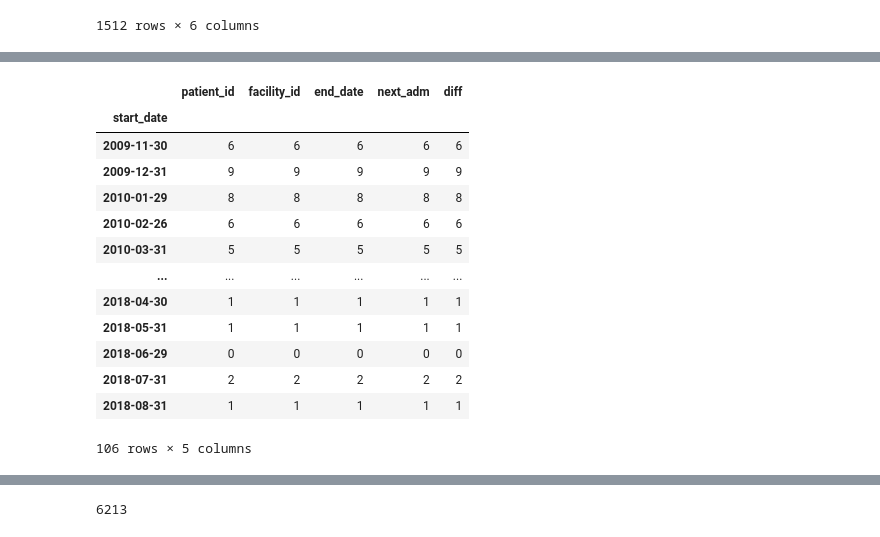
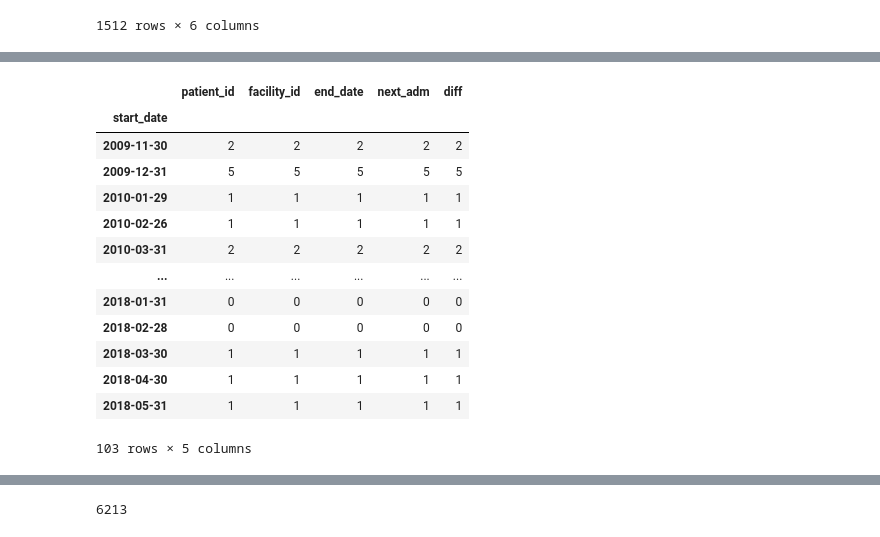
Before and after one commit to rghertel/hospital-readmission-not-koalas, a Jupyter notebook: URSA_hospital_readmission.ipynb, the cells around one changed output, grey strips where cells are left out. Cells and saved outputs as stored; diff of their text form; code cells hidden in the pictures.

```diff
--- a/URSA_hospital_readmission.ipynb
+++ b/URSA_hospital_readmission.ipynb
@@ -59,0 +56,6 @@ thirtyadm[thirtyadm['patient_id']=='DS1|9994']
+# %%
+thirtyadm['start_date'] = pd.to_datetime(thirtyadm['start_date'], format='%Y-%m-%d')
+thirtyadm['end_date'] = pd.to_datetime(thirtyadm['end_date'], format='%Y-%m-%d')
+thirtyadm['next_adm'] =  pd.to_datetime(thirtyadm['next_adm'], format='%Y-%m-%d')
+adm['Encounter Start Date']=pd.to_datetime(adm['Encounter Start Date'])
+pcp_adm['Encounter Date']=pd.to_datetime(pcp_adm['Encounter Date'])
@@ -122,5 +155,5 @@ pt_readmitted
 # %%
-pt_readmitted=pt_readmitted[pt_readmitted['diff']>'0 days']
+pt_readmitted=pt_readmitted[pt_readmitted['diff']>='0 days']
 # %%
 pt_readmitted
 # %% [output]
@@ -173,17 +225,18 @@ pt_readm_thirty
 # %%
-pt_readmitted.groupby(pd.Grouper(key='start_date',freq='BM')).count().dropna()
+## official readmission dates in 30 day bins
+pt_readm_thirty.groupby(pd.Grouper(key='start_date',freq='BM')).count().dropna()
 # %% [output]
 |  | patient_id | facility_id | end_date | next_adm | diff |
 | start_date |  |  |  |  |  |
-| 2009-11-30 | 6 | 6 | 6 | 6 | 6 |
-| 2009-12-31 | 9 | 9 | 9 | 9 | 9 |
-| 2010-01-29 | 8 | 8 | 8 | 8 | 8 |
-| 2010-02-26 | 6 | 6 | 6 | 6 | 6 |
-| 2010-03-31 | 5 | 5 | 5 | 5 | 5 |
+| 2009-11-30 | 2 | 2 | 2 | 2 | 2 |
+| 2009-12-31 | 5 | 5 | 5 | 5 | 5 |
+| 2010-01-29 | 1 | 1 | 1 | 1 | 1 |
+| 2010-02-26 | 1 | 1 | 1 | 1 | 1 |
+| 2010-03-31 | 2 | 2 | 2 | 2 | 2 |
 | ... | ... | ... | ... | ... | ... |
+| 2018-01-31 | 0 | 0 | 0 | 0 | 0 |
+| 2018-02-28 | 0 | 0 | 0 | 0 | 0 |
+| 2018-03-30 | 1 | 1 | 1 | 1 | 1 |
 | 2018-04-30 | 1 | 1 | 1 | 1 | 1 |
 | 2018-05-31 | 1 | 1 | 1 | 1 | 1 |
-| 2018-06-29 | 0 | 0 | 0 | 0 | 0 |
-| 2018-07-31 | 2 | 2 | 2 | 2 | 2 |
-| 2018-08-31 | 1 | 1 | 1 | 1 | 1 |
-106 rows × 5 columns
+103 rows × 5 columns
```
Also changed, not shown: parts of 50 cells of this notebook.
